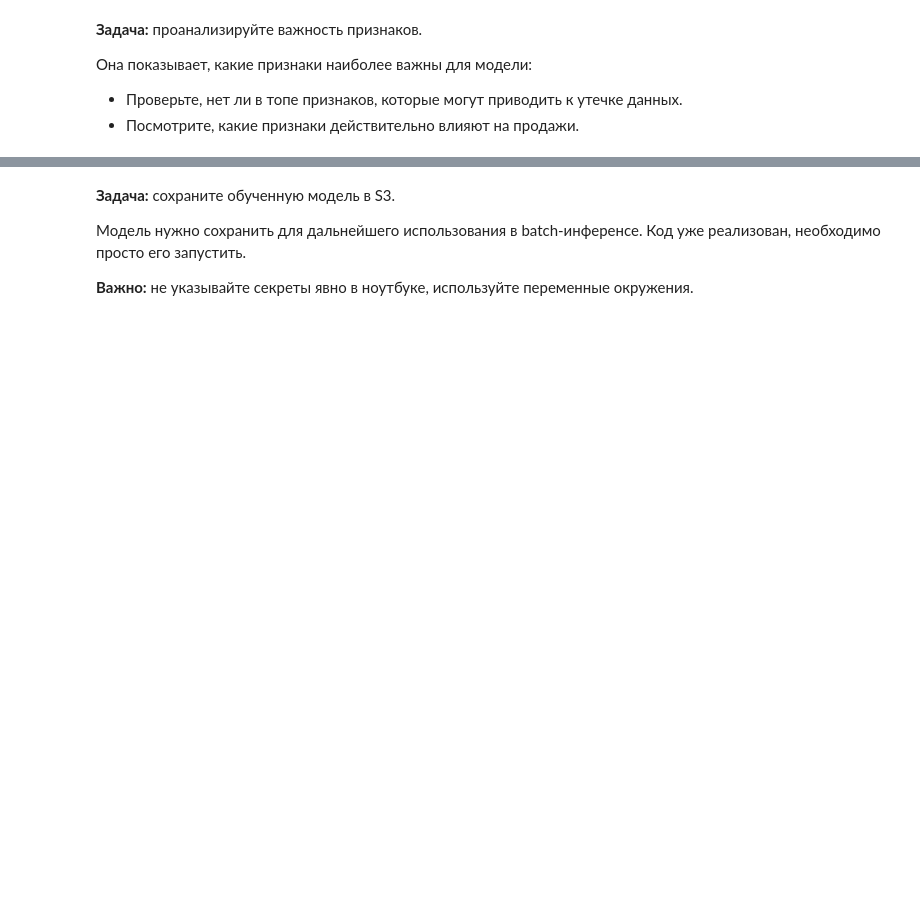
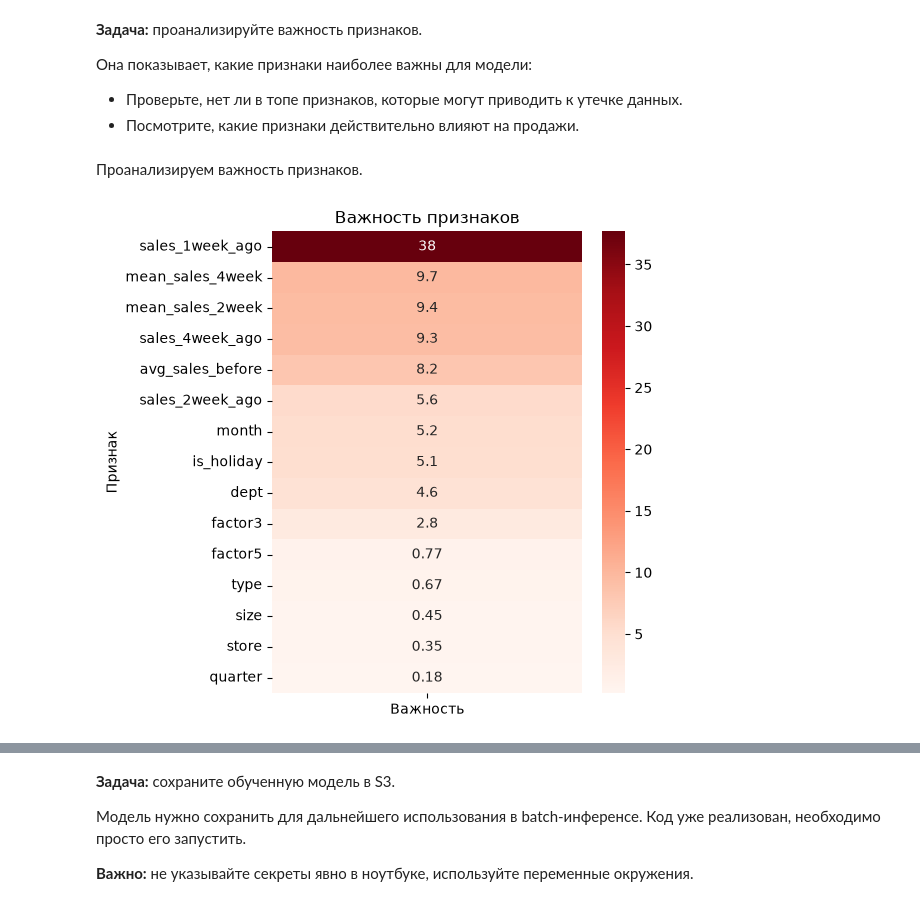
Before and after one commit to AnnaTN/darkstore-ml-airflow-pipeline, a Jupyter notebook: main_notebook.ipynb, the cells around one changed output, grey strips where cells are left out. Saved outputs shown, nothing was run; the diff lists cells and outputs as text; code cells hidden in the pictures; blank space fills up the shorter version.

```diff
--- a/main_notebook.ipynb
+++ b/main_notebook.ipynb
@@ -892,0 +901,11 @@ Index(['store', 'dept', 'date', 'weekly_sales', 'is_holiday', 'type', 'size',
+# %%
+X_train = train_df.drop('weekly_sales', axis=1)
+y_train = train_df['weekly_sales']
+
+X_val = val_df.drop('weekly_sales', axis=1)
+y_val = val_df['weekly_sales']
+# %%
+cb = CatBoostRegressor(random_state=RANDOM_STATE,
+                          early_stopping_rounds=200,
+                          use_best_model=True,
+                          verbose=200)
@@ -892,0 +914,7 @@ Index(['store', 'dept', 'date', 'weekly_sales', 'is_holiday', 'type', 'size',
+# %%
+cb.fit(
+    X_train,
+    y_train,
+    eval_set=(X_val, y_val),
+    cat_features=['type', 'store', 'dept']
+)
@@ -903,3 +963,17 @@ Index(['store', 'dept', 'date', 'weekly_sales', 'is_holiday', 'type', 'size',
 Она показывает, какие признаки наиболее важны для модели:
 - Проверьте, нет ли в топе признаков, которые могут приводить к утечке данных.
 - Посмотрите, какие признаки действительно влияют на продажи.
+# %% [markdown]
+Проанализируем важность признаков.
+# %%
+importances = pd.DataFrame({'Признак': list(X_val.columns),
+                            'Важность': list(cb.feature_importances_)}).sort_values(by='Важность', ascending=False).set_index('Признак')
+# %%
+plt.figure(figsize=(5, 6))
+sns.heatmap(importances,
+            cmap='Reds',
+            annot=True)
+plt.title('Важность признаков')
+plt.show()
+# %% [output]
+[figure, added]
```
Also changed, not shown: parts of 14 cells of this notebook, 7 other files.
